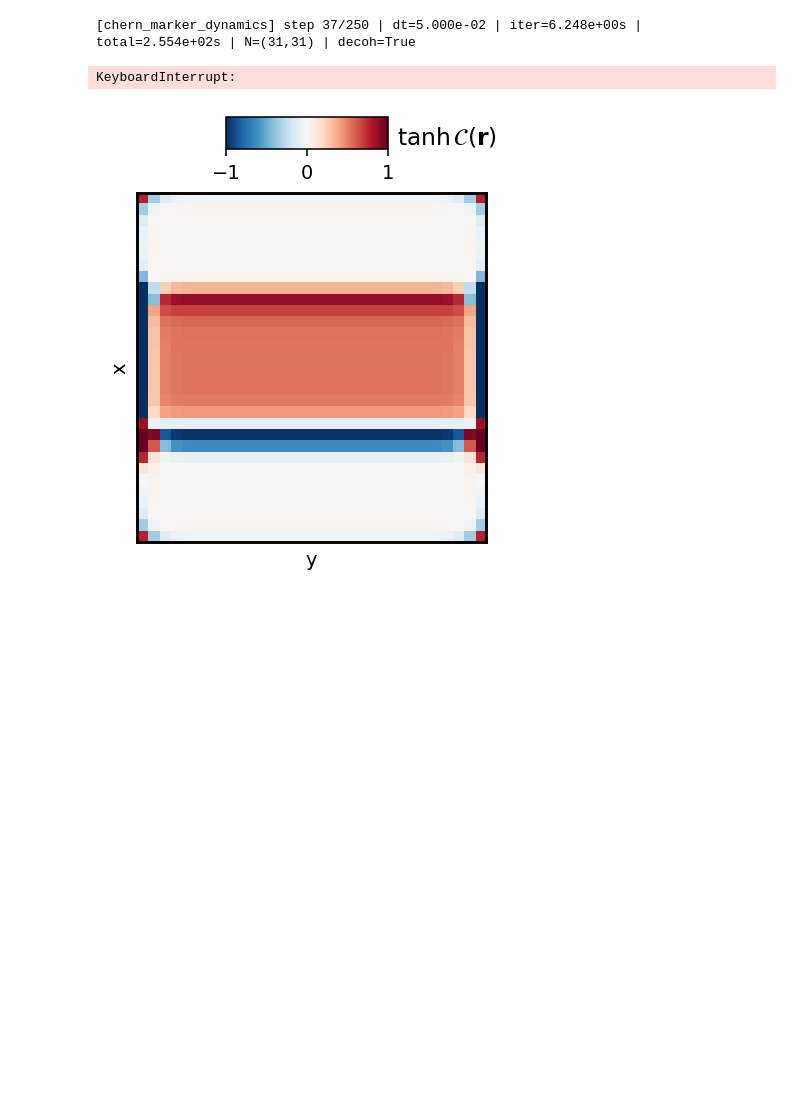
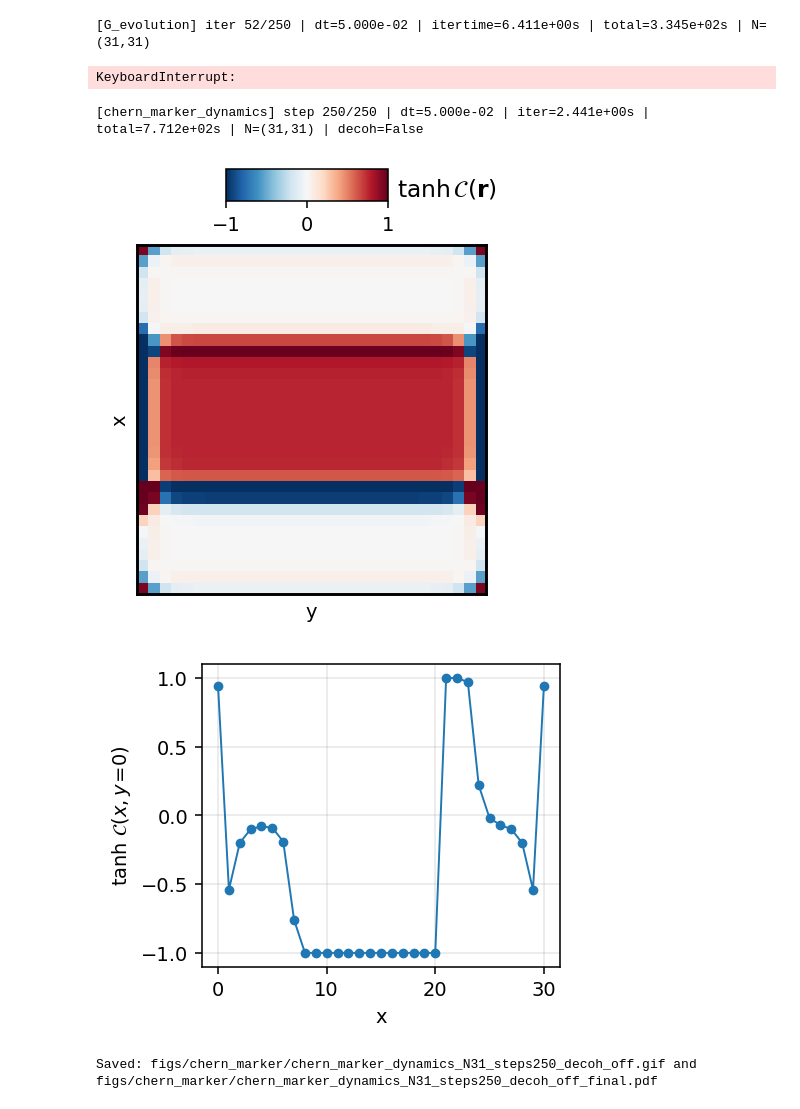
Before and after one commit to AsadullahBhuiyan/Fermionic_Lindbladian, a Jupyter notebook: domain_wall_testing.ipynb, the cells around one changed output. Saved outputs shown, nothing was run; the diff lists cells and outputs as text; code cells hidden in the pictures; blank space fills up the shorter version.

Commit message:
Figures

```diff
--- a/domain_wall_testing.ipynb
+++ b/domain_wall_testing.ipynb
@@ -9,26 +9,32 @@ from CI_Lindblad_DW import CI_Lindblad_DW
 
 plt.rcParams["figure.dpi"] = 140
 # %%
-# Domain‑wall CI, decoherence ON: animate Chern marker and save final frame
+# Domain‑wall CI, decoherence ON: Chern Marker and Correlations functions
 N = 31
+dt = 5e-2
+max_steps = 250
+ry_max = N/2
 
-solver = CI_Lindblad_DW(Nx=N, Ny=N, decoh=True)
+solver = CI_Lindblad_DW(Nx=N, Ny=N, max_steps_init = max_steps, decoh=True)
 
-gif_path, final_path, C_last, G = solver.chern_marker_dynamics(dt=5e-2, max_steps=250, n_a=0.5,
-                              G_init=None, fps=12, cmap='RdBu_r',
-                              outbasename=None, vmin=-1.0, vmax=1.0)
-print("Saved:", gif_path, "and", final_path)
+gif_path, final_path, C_last, G = solver.chern_marker_dynamics(G_init=None, fps=12, cmap='RdBu_r', outbasename=None, vmin=-1.0, vmax=1.0)
+solver.plot_corr_y_profiles(ry_max=ry_max, filename=f"corr2_y_profiles_N={N}_decoh_on.pdf")
 # %% [output]
-[chern_marker_dynamics] step 37/250 | dt=5.000e-02 | iter=6.248e+00s | total=2.554e+02s | N=(31,31) | decoh=True
+[G_evolution] iter 52/250 | dt=5.000e-02 | itertime=6.411e+00s | total=3.345e+02s | N=(31,31)
 KeyboardInterrupt:
-[figure, removed]
 # %%
-# Domain‑wall CI, decoherence OFF
+# Domain‑wall CI, decoherence OFF: Chern Marker and Correlations functions
 N = 31
+dt = 5e-2
+max_steps = 250
+ry_max = N/2
 
-solver = CI_Lindblad_DW(Nx=N, Ny=N, decoh=False)
+solver = CI_Lindblad_DW(Nx=N, Ny=N, max_steps_init = max_steps, decoh=False)
 
-gif_path, final_path, C_last, G = solver.chern_marker_dynamics(dt=5e-2, max_steps=250, n_a=0.5,
-                              G_init=None, fps=12, cmap='RdBu_r',
-                              outbasename=None, vmin=-1.0, vmax=1.0)
-print("Saved:", gif_path, "and", final_path)
+gif_path, final_path, C_last, G = solver.chern_marker_dynamics(G_init=None, fps=12, cmap='RdBu_r', outbasename=None, vmin=-1.0, vmax=1.0)
+solver.plot_corr_y_profiles(ry_max=ry_max, filename=f"corr2_y_profiles_N={N}_decoh_on.pdf")
+# %% [output]
+[chern_marker_dynamics] step 250/250 | dt=5.000e-02 | iter=2.441e+00s | total=7.712e+02s | N=(31,31) | decoh=False
+[figure, added]
+[figure, added]
+Saved: figs/chern_marker/chern_marker_dynamics_N31_steps250_decoh_off.gif and figs/chern_marker/chern_marker_dynamics_N31_steps250_decoh_off_final.pdf
```
Also changed, not shown: parts of 2 cells of this notebook, 11 other files.
